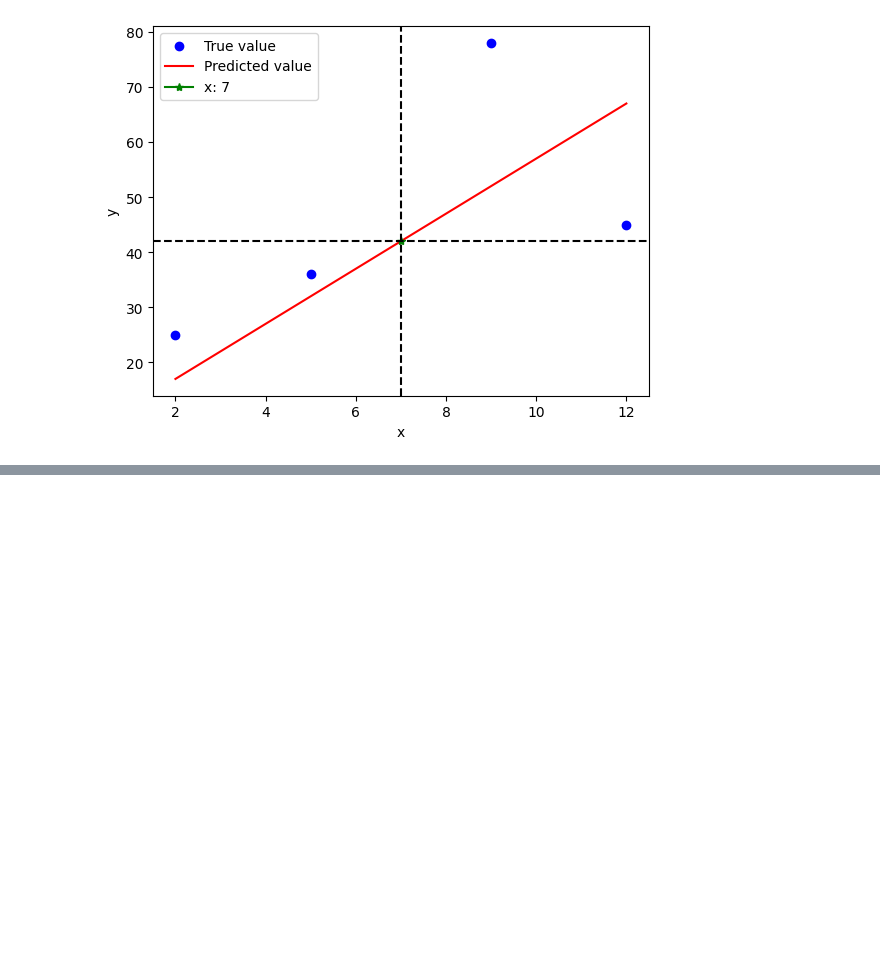
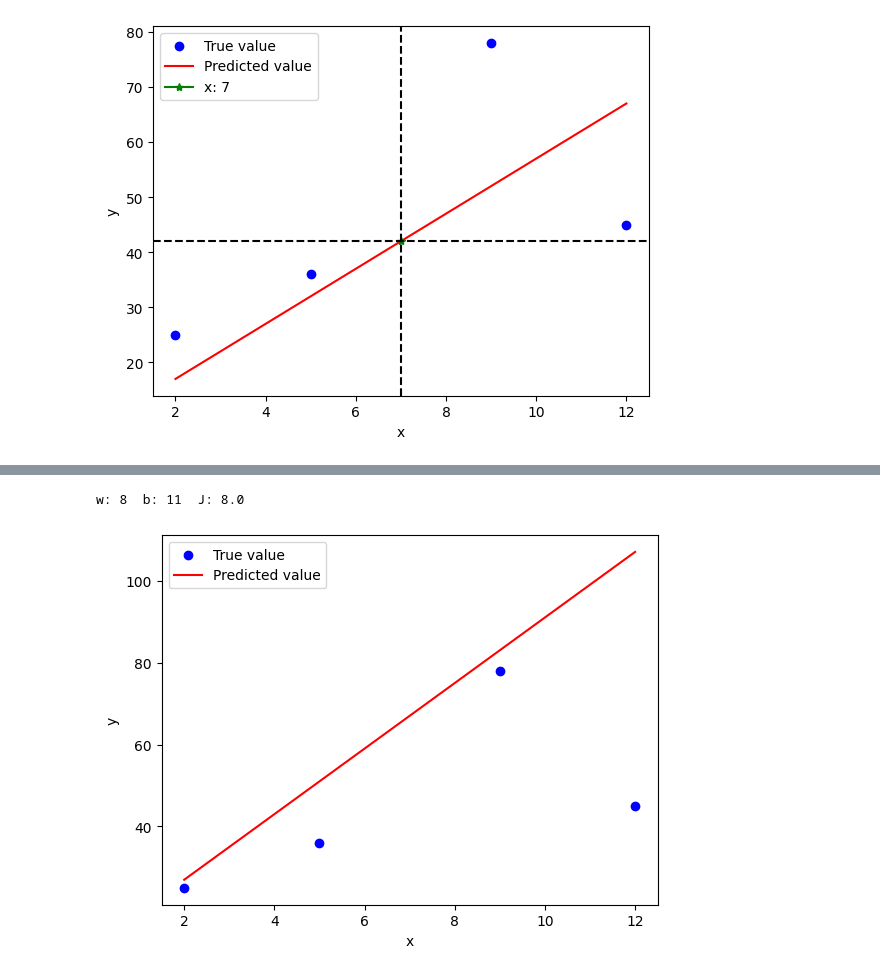
Before and after one commit to zuhurouf/ML-Foundation, a Jupyter notebook: Supervised_ML_Week1.ipynb, the cells around one changed output, grey strips where cells are left out. Drawn from its saved outputs; the diff is of its cells as text; code cells hidden in the pictures; blank space fills up the shorter version.

```diff
--- a/Supervised_ML_Week1.ipynb
+++ b/Supervised_ML_Week1.ipynb
@@ -77,0 +111,8 @@ plt.show()
+# %%
+w, b = 8, 11
+y_hat = f_x(x)
+print(f"w: {w}  b: {b}  J: {cost_func(y_hat = y_hat, y = y)}")
+plot_cost_func(x, y, y_hat)
+# %% [output]
+w: 8  b: 11  J: 8.0
+[figure, added]
```
Also changed, not shown: parts of 6 cells of this notebook.
